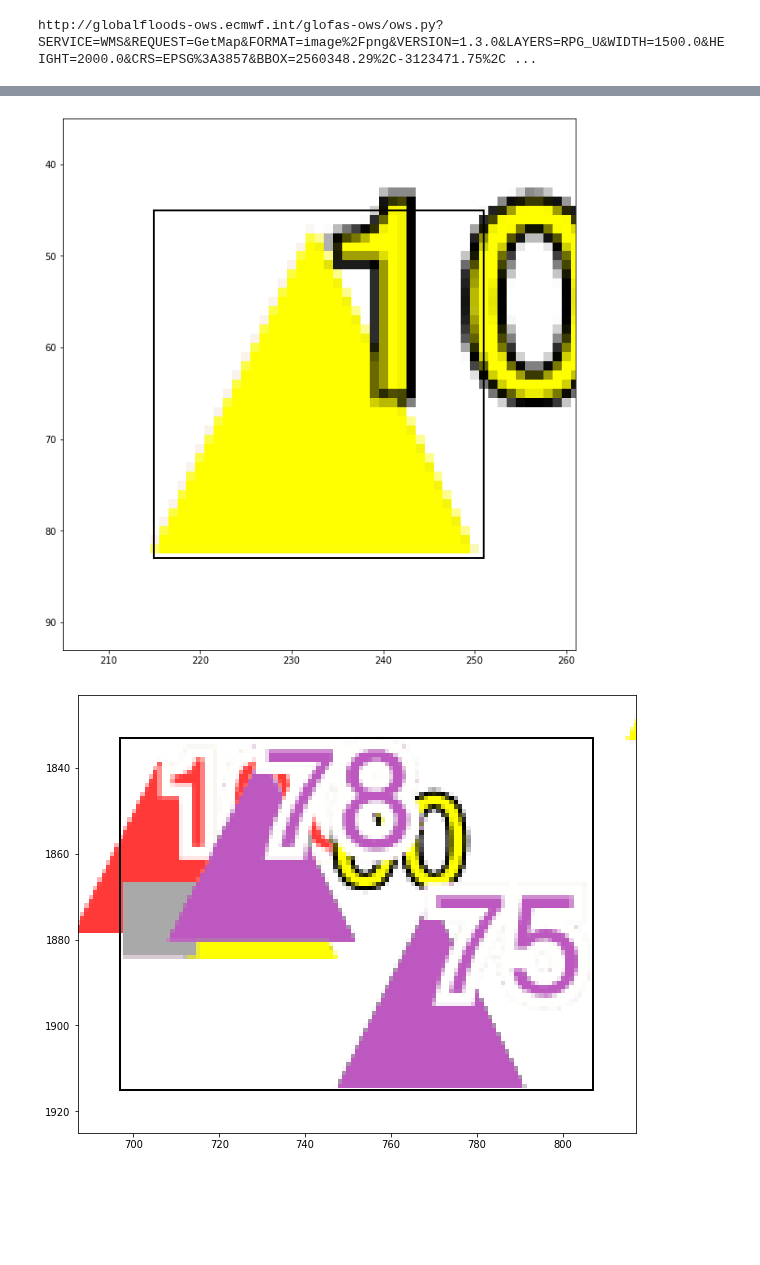
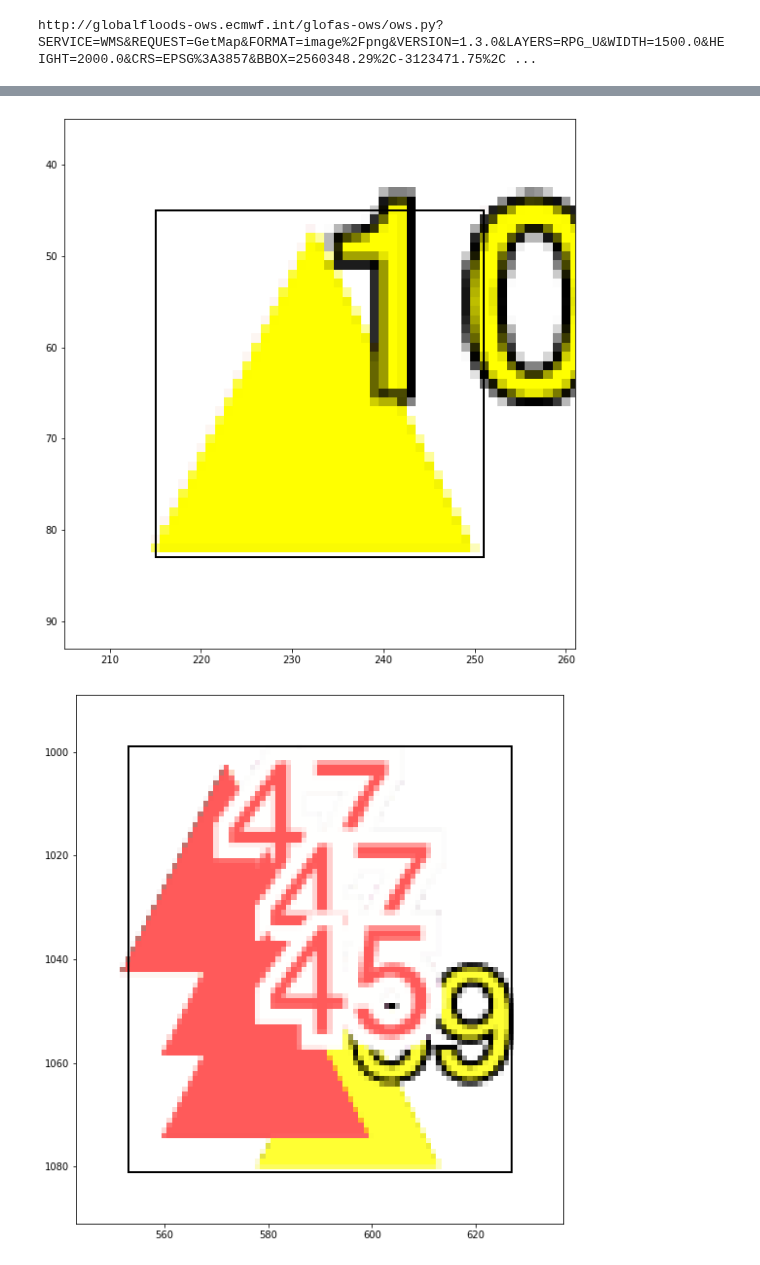
Before and after one commit to Global-Flood-Assessment/ModelOfModels, a Jupyter notebook: data/image_processing.ipynb, the cells around one changed output, grey strips where cells are left out. Saved outputs shown, nothing was run; the diff lists cells and outputs as text; code cells hidden in the pictures; blank space fills up the shorter version.

Commit message:
image processing: three different example

```diff
--- a/data/image_processing.ipynb
+++ b/data/image_processing.ipynb
@@ -12,7 +12,7 @@ from skimage.color import label2rgb
 import matplotlib.patches as mpatches
 import matplotlib.pyplot as plt
 # %%
-plt.rcParams["figure.figsize"] = (10,10)
+#plt.rcParams["figure.figsize"] = (10,10)
 # %%
 wms_url = 'http://globalfloods-ows.ecmwf.int/glofas-ows/ows.py?'
 wms_paras = {
@@ -109,30 +121,24 @@ for region in regionprops(label_image):
 # %%
 minr,minc,maxr,maxc= [45, 215, 83, 251]
-
 fig, ax = plt.subplots()
 #ax.imshow(image_label_overlay)
 ax.imshow(image_org)
-
-
 rect = mpatches.Rectangle((minc, minr), maxc - minc, maxr - minr,fill=False, edgecolor='black', linewidth=2)
 ax.add_patch(rect)
 ax.set_xlim(minc-10,maxc+10)
 ax.set_ylim(maxr+10,minr-10)
 plt.show()
 # %% [output]
-[figure, old version]
+[figure, new version]
 # %%
-minr,minc,maxr,maxc= [1833, 697, 1915, 807]
-
+minr,minc,maxr,maxc= (999, 553, 1081, 627)
 fig, ax = plt.subplots()
 #ax.imshow(image_label_overlay)
 ax.imshow(image_org)
-
-
 rect = mpatches.Rectangle((minc, minr), maxc - minc, maxr - minr,fill=False, edgecolor='black', linewidth=2)
 ax.add_patch(rect)
 ax.set_xlim(minc-10,maxc+10)
 ax.set_ylim(maxr+10,minr-10)
 plt.show()
 # %% [output]
-[figure, old version]
+[figure, new version]
```
Also changed, not shown: parts of 3 cells of this notebook.
